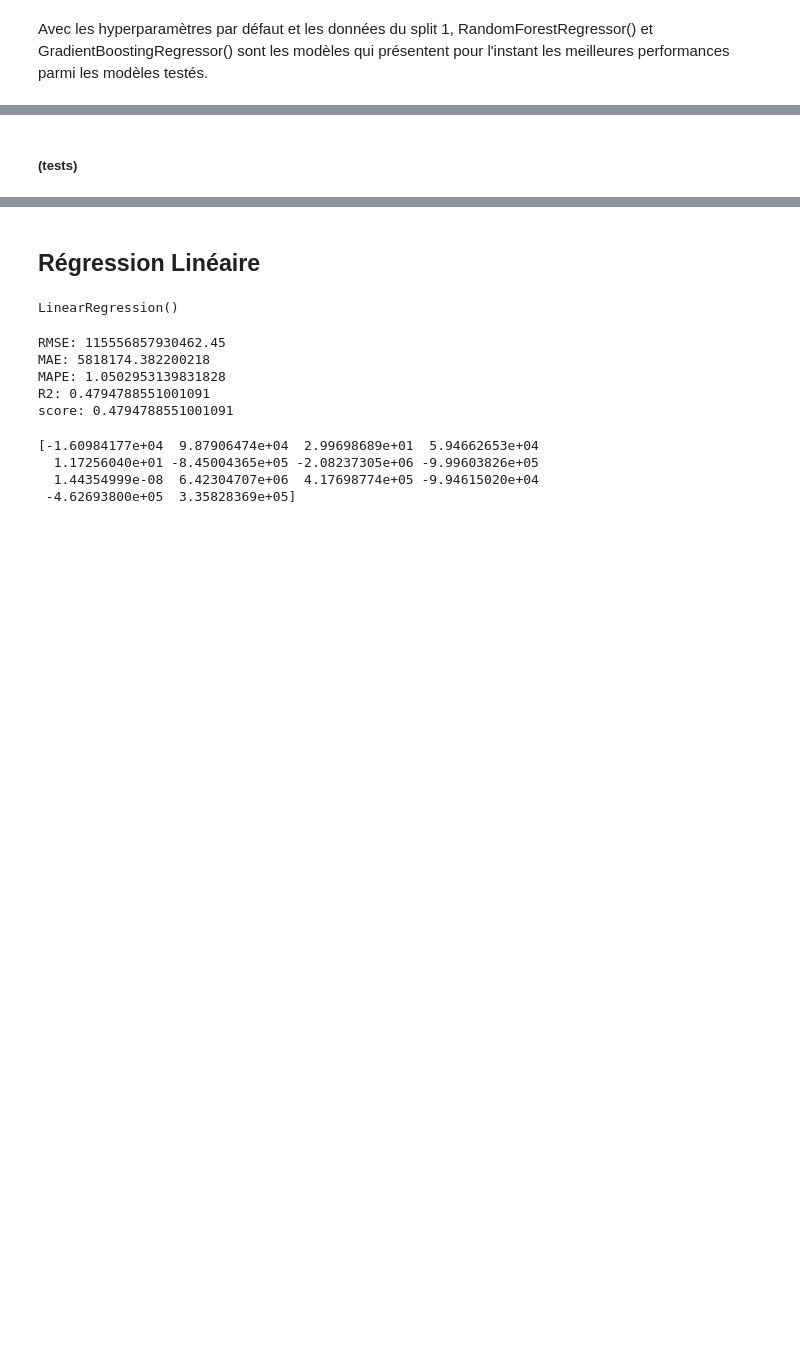
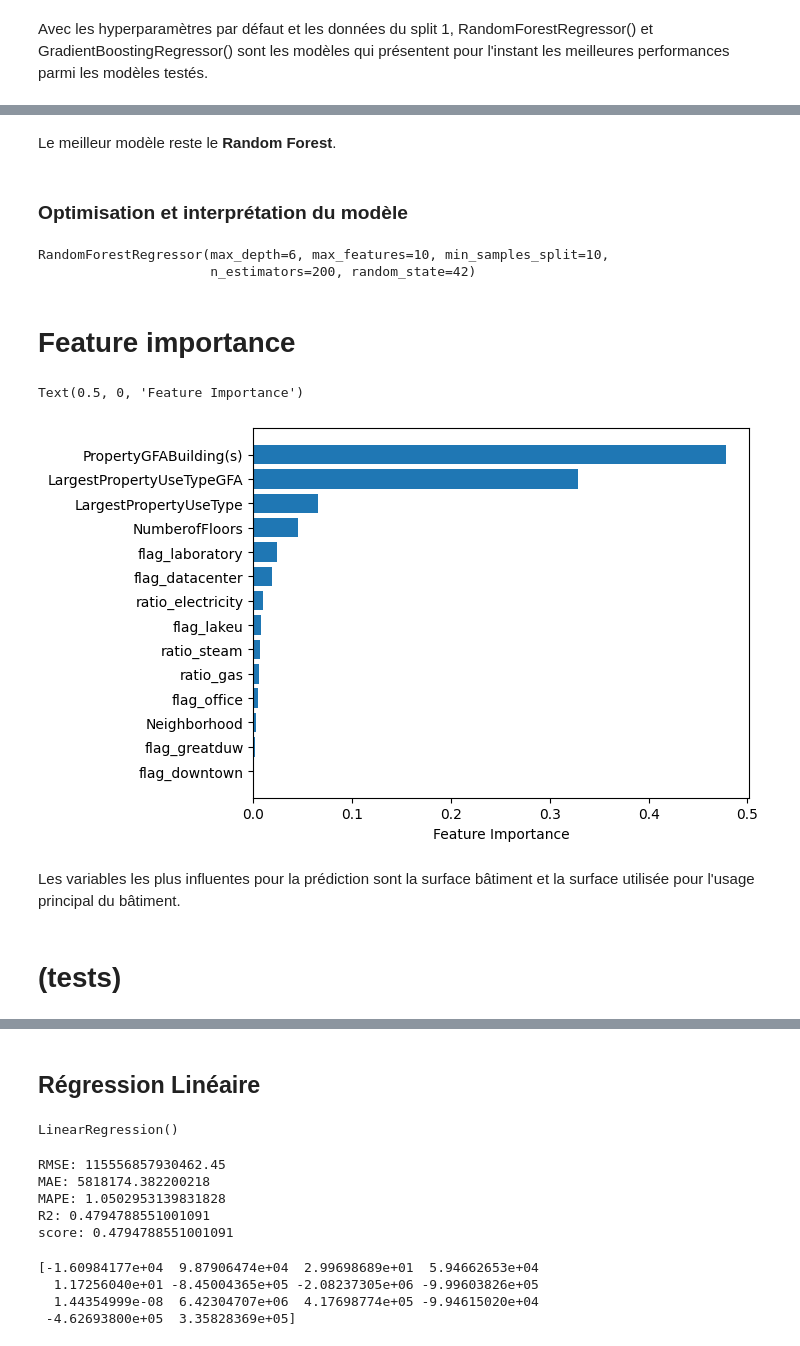
Before and after one commit to IngridFi70/Projet06, a Jupyter notebook: modelisation2.ipynb, the cells around one changed output, grey strips where cells are left out. Drawn from its saved outputs; the diff is of its cells as text; code cells hidden in the pictures; blank space fills up the shorter version.

```diff
--- a/modelisation2.ipynb
+++ b/modelisation2.ipynb
@@ -88,7 +89,7 @@ Index(['Neighborhood', 'NumberofFloors', 'PropertyGFABuilding(s)',
 ##### Séparer les features et la target
 # %%
 # Séparer les features et la target
-X_data2 = dataset.drop(columns=['SiteEnergyUse(kBtu)'])
+X_data2 = dataset.drop(columns=['SiteEnergyUse(kBtu)', 'outlier'])
 y_data2 = dataset['SiteEnergyUse(kBtu)']
 # %% [markdown]
 ##### Séparer les données train des données test
@@ -373,0 +431,6 @@ Test Accuracy: 69.06%
+# %%
+# Nombre de combinaisons à tester
+for model in parameters.keys():
+    parameter = parameters[model]["hyperparametres"]
+    grid = list(ParameterGrid(parameter))
+    print(f"Nombre total de combinaisons {model}: {len(grid)}")
@@ -373,0 +446,17 @@ Test Accuracy: 69.06%
+# %%
+# Créer et entraîner le GridSearchCV
+results = {}
+for model in parameters.keys():
+    print(f"{50*'*'} modèle traité : {model} {50*'*'}")
+    grid_search = GridSearchCV(estimator=parameters[model]["modele"], param_grid=parameters[model]["hyperparametres"], cv=5, n_jobs=-1)
+    grid_search.fit(X_train2, y_train2) # Entrainer le GridSearchCV aux données train
+    print("Best Hyperparameters: ", grid_search.best_params_)# Afficher les meilleurs hyperparamètres et leur performance
+    print("Best Accuracy Score: {:.2f}%".format(grid_search.best_score_ * 100))
+    best_model = grid_search.best_estimator_ # configuration optimale
+    best_param = grid_search.best_params_ # paramètres optimaux
+    best_score = grid_search.best_score_ * 100 # meilleur score de performance
+    test_accuracy = (best_model.score(X_test2, y_test2))*100 # Evaluer le modèle optimal avec les données test 2
+    print("Test Accuracy data2: {:.2f}%".format(test_accuracy))
+    test_accuracy1 = (best_model.score(X_test1, y_test1))*100 # Evaluer le modèle optimal avec les données test 1
+    print("Test Accuracy data1: {:.2f}%".format(test_accuracy1))
+    results[model]= {"best_config":best_model,"parametres":best_param,"score":"{:.2f}%".format(best_score),"test_accuracy":"{:.2f}%".format(test_accuracy),"test_accuracy1":"{:.2f}%".format(test_accuracy1)}
@@ -373,0 +510,34 @@ Test Accuracy: 69.06%
+# %% [markdown]
+Le meilleur modèle reste le **Random Forest**.
+# %% [markdown]
+### Optimisation et interprétation du modèle
+# %%
+selected_model = RandomForestRegressor(
+    criterion = 'squared_error',
+    max_depth = 6,
+    max_features = 10,
+    max_samples = None,
+    min_samples_leaf = 1,
+    min_samples_split = 10,
+    n_estimators = 200,
+    random_state = 42,
+    verbose = 0)
+selected_model.fit(X_train2, y_train2)
+# %% [output]
+RandomForestRegressor(max_depth=6, max_features=10, min_samples_split=10,
+                      n_estimators=200, random_state=42)
+# %% [markdown]
+# Feature importance
+# %%
+from sklearn.inspection import permutation_importance
+
+sort = selected_model.feature_importances_.argsort()
+
+plt.barh(X_train2.columns[sort], selected_model.feature_importances_[sort])
+
+plt.xlabel("Feature Importance")
+# %% [output]
+Text(0.5, 0, 'Feature Importance')
+[figure, added]
+# %% [markdown]
+Les variables les plus influentes pour la prédiction sont la surface bâtiment et la surface utilisée pour l'usage principal du bâtiment.
@@ -374,2 +550,2 @@ Test Accuracy: 69.06%
 # %% [markdown]
-##### (tests)
+# (tests)
```
Also changed, not shown: parts of 31 cells of this notebook, 2 other files.
